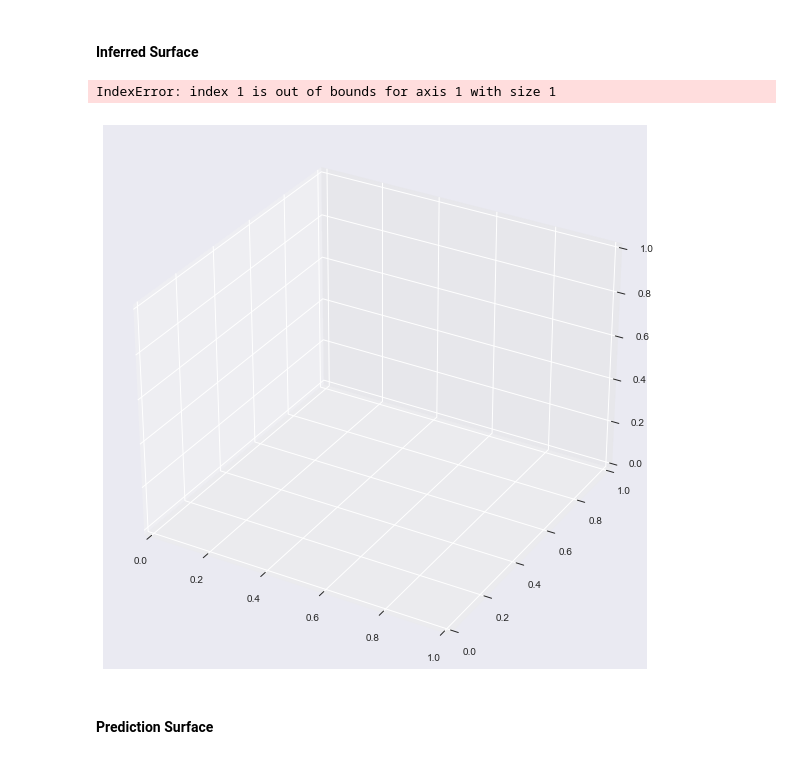
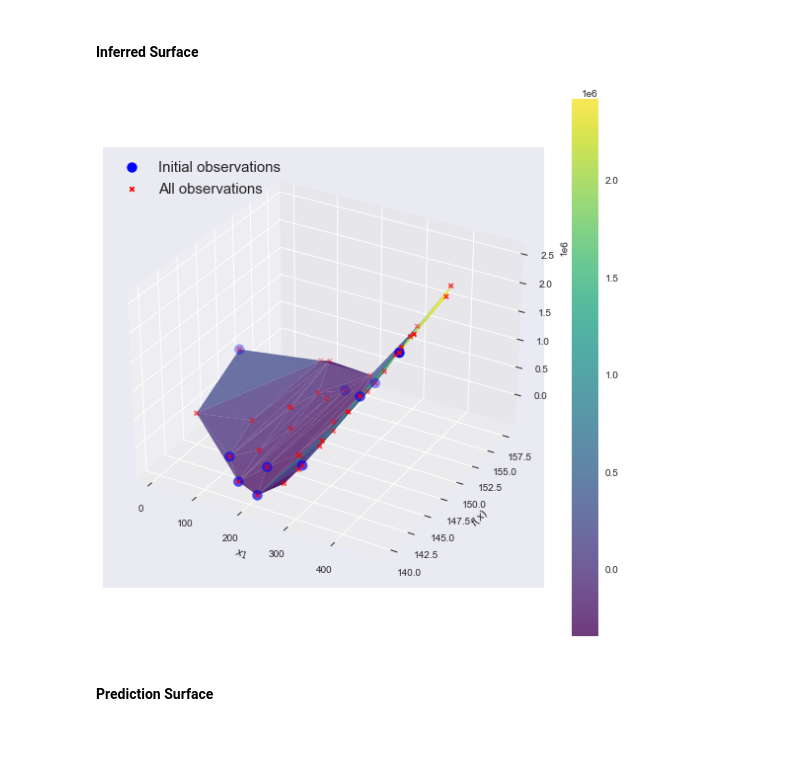
Before and after one commit to amzn/supply-chain-simulation-environment, a Jupyter notebook: src/bayesian_optimization/reward_func_experimentation.ipynb, the cells around one changed output. Cells and saved outputs as stored; diff of their text form; code cells hidden in the pictures.

```diff
--- a/src/bayesian_optimization/reward_func_experimentation.ipynb
+++ b/src/bayesian_optimization/reward_func_experimentation.ipynb
@@ -144,7 +144,7 @@ def plot_reward(X, Y, labels):
         ax.set_ylabel("Cumulative reward")
     elif X.shape[1] == 2:
         ax = plt.axes(projection='3d')
-        im = ax.plot_trisurf(X[order,0].flatten(), X[order,1].flatten(), Y[order].flatten(), cmap=cm.get_cmap('autumn'))
+        im = ax.plot_trisurf(X[order,0].flatten(), X[order,1].flatten(), Y[order].flatten(), cmap=cm.get_cmap('viridis'))
         fig.colorbar(im)
         ax.set_xlabel(labels[0])
         ax.set_ylabel(labels[1])
@@ -157,8 +157,8 @@ def plot_reward(X, Y, labels):
 ## Investigation Parameter Space
 # %%
 max_num_batteries = 500
-min_battery_capacity = 90
-max_battery_capacity = 110
+min_battery_capacity = 140
+max_battery_capacity = 160
 num_data_points = 10
 
 timsteps_per_week = 336
@@ -168,8 +168,8 @@ num_batteries = DiscreteParameter('num_batteries', range(0, max_num_batteries+1)
 max_battery_capacities = DiscreteParameter('max_battery_capacity', range(min_battery_capacity, max_battery_capacity+1))
 time_horizon = DiscreteParameter('time_horizon', [i for i in range(0, num_weeks*timsteps_per_week, timsteps_per_week)])
 
-parameter_space = ParameterSpace([num_batteries])
-# parameter_space = ParameterSpace([num_batteries, max_battery_capacities])
+# parameter_space = ParameterSpace([num_batteries])
+parameter_space = ParameterSpace([num_batteries, max_battery_capacities])
 
 design = RandomDesign(parameter_space)
 
@@ -341,22 +345,21 @@ plt.show()
 # %%
 plt.style.use('seaborn')
 fig = plt.figure(figsize=(10,10))
 ax = plt.axes(projection='3d')
 
-im = ax.plot_trisurf(new_X[:,0].flatten(), new_X[:,1].flatten(), new_Y.flatten(), cmap=cm.get_cmap('autumn'), alpha=0.75)
+im = ax.plot_trisurf(new_X[:,0].flatten(), new_X[:,1].flatten(), new_Y.flatten(), cmap=cm.get_cmap('viridis'), alpha=0.75)
 fig.colorbar(im)
 
 ax.scatter(X[:,0].flatten(), X[:,1].flatten(), Y.flatten(), s=100, marker="o", color="b", label="Initial observations")
 ax.scatter(new_X[:,0].flatten(), new_X[:,1].flatten(), new_Y.flatten(), marker="x", color="r", label="All observations")
 
 ax.legend(loc=2, prop={'size': LEGEND_SIZE})
 ax.set_xlabel(r"$x_1$")
 ax.set_ylabel(r"$x_2$")
 ax.set_ylabel(r"$f(x)$")
 ax.grid(True)
 # %% [output]
-IndexError: index 1 is out of bounds for axis 1 with size 1
-[figure, old version]
+[figure, new version]
 # %% [markdown]
 #### Prediction Surface
 # %%
```
Also changed, not shown: parts of 6 cells of this notebook.
